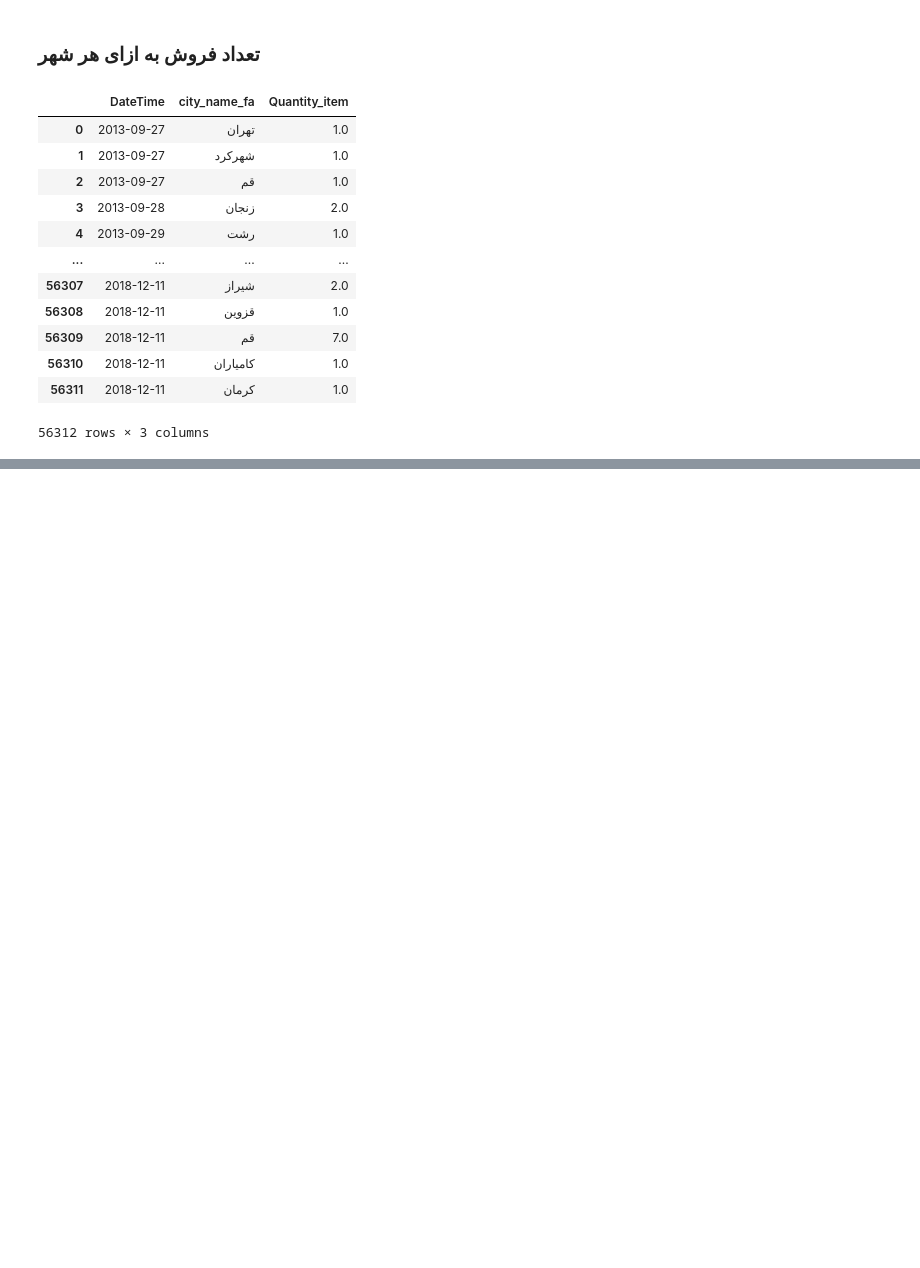
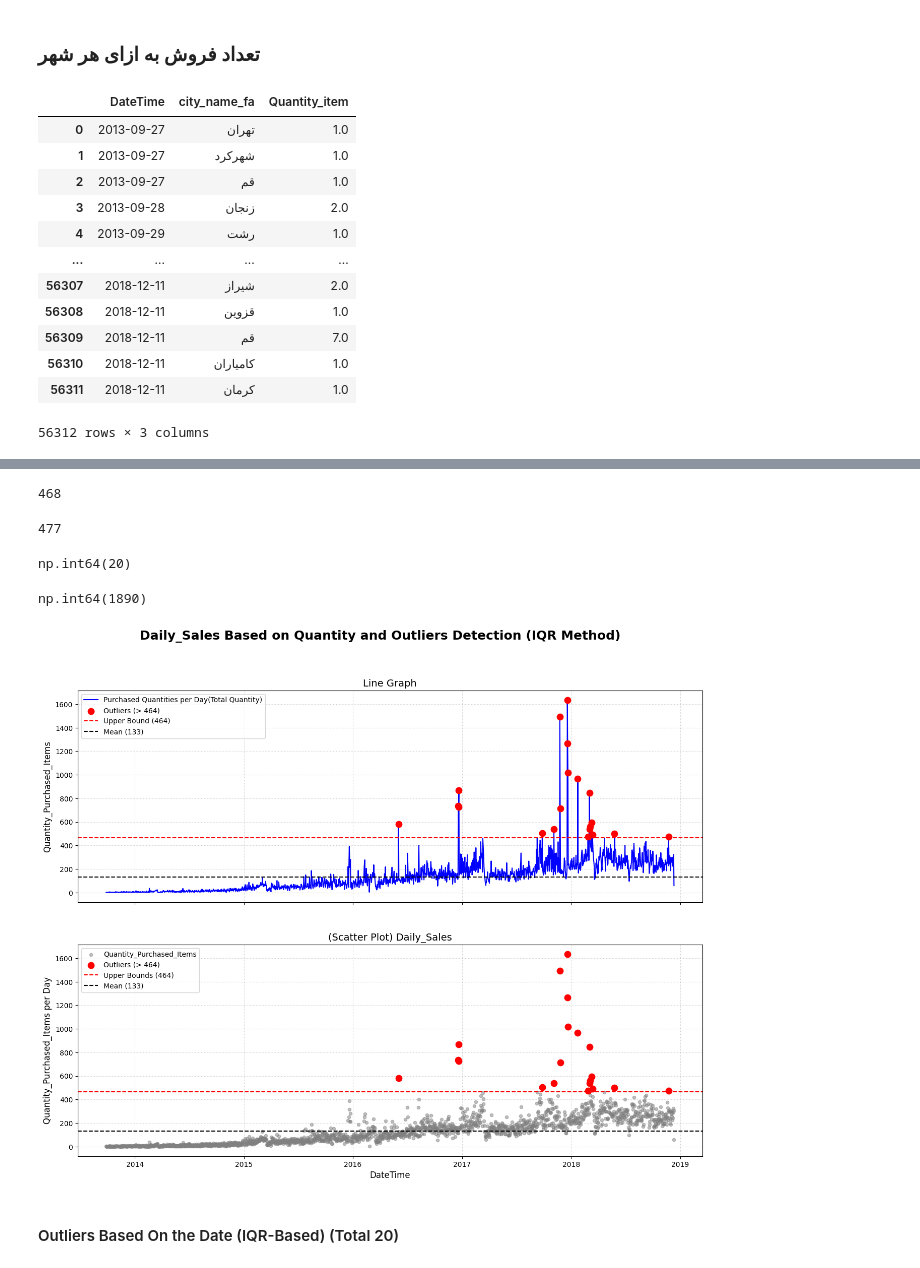
Before and after one commit to kasratookallo-svg/Digi_Kala_Data_Analysis, a Jupyter notebook: plot_for_orders.ipynb, the cells around one changed output, grey strips where cells are left out. Saved outputs shown, nothing was run; the diff lists cells and outputs as text; code cells hidden in the pictures; blank space fills up the shorter version.

```diff
--- a/plot_for_orders.ipynb
+++ b/plot_for_orders.ipynb
@@ -89,0 +125,6 @@ plt.show()
+# %%
+Q1 = np.quantile(daily_sales['Total_Quantity_item'], 0.25)
+Q2 = np.quantile(daily_sales['Total_Quantity_item'], 0.50)
+Q3 = np.quantile(daily_sales['Total_Quantity_item'], 0.75)
+# %%
+total_quantity = daily_sales["Total_Quantity_item"].values
@@ -89,0 +139,60 @@ plt.show()
+# %%
+total_quantity[(total_quantity >= Q2) & (total_quantity < Q3)].size
+# %% [output]
+468
+# %%
+total_quantity[total_quantity >= Q3].size
+# %% [output]
+477
+# %%
+IQR = Q3 - Q1
+upper_bound = Q3 + 1.5 * IQR
+lower_bound = Q1 - 1.5 * IQR
+lower_bond = 0 # Lower Bound can not be a negative number
+# %%
+outliers_low = daily_sales[total_quantity < lower_bound]
+outliers_high = daily_sales[total_quantity > upper_bound]
+outliers_high.value_counts().sum()
+# %% [output]
+np.int64(20)
+# %%
+daily_sales["DateTime"].value_counts().sum()
+# %% [output]
+np.int64(1890)
+# %%
+fig, axes = plt.subplots(nrows=2, ncols=1, figsize=(16, 12), sharex=True)
+fig.suptitle('Daily_Sales Based on Quantity and Outliers Detection (IQR Method)', fontsize=18, fontweight='bold')
+
+
+axes[0].plot(daily_sales['DateTime'], daily_sales['Total_Quantity_item'], label='Purchased Quantities per Day(Total Quantity)', color='blue', linewidth=1.5)
+axes[0].scatter(outliers_high['DateTime'], outliers_high['Total_Quantity_item'],
+                color='red', label=f'Outliers (> {upper_bound:.0f})', s=80, zorder=5)
+
+axes[0].axhline(upper_bound, color='red', linestyle='--', linewidth=1.5, label=f'Upper Bound ({upper_bound:.0f})')
+axes[0].axhline(total_quantity.mean() , color='black', linestyle='--', linewidth=1.5, label=f'Mean ({total_quantity.mean():.0f})')
+
+axes[0].set_title('Line Graph', fontsize=14)
+axes[0].set_ylabel('Quantity_Purchased_Items', fontsize=12)
+
+axes[0].legend(loc='upper left')
+axes[0].grid(True, linestyle=':', alpha=0.7)
+
+
+axes[1].scatter(daily_sales['DateTime'], daily_sales['Total_Quantity_item'], label='Quantity_Purchased_Items', color='gray', alpha=0.5, s=20)
+axes[1].scatter(outliers_high['DateTime'], outliers_high['Total_Quantity_item'],
+                color='red', label=f'Outliers (> {upper_bound:.0f})', s=80, zorder=5)
+
+axes[1].axhline(upper_bound, color='red', linestyle='--', linewidth=1.5, label=f'Upper Bounds ({upper_bound:.0f})')
+axes[1].axhline(total_quantity.mean() , color='black', linestyle='--', linewidth=1.5, label=f'Mean ({total_quantity.mean():.0f})')
+
+axes[1].set_title('(Scatter Plot) Daily_Sales', fontsize=14)
+
+axes[1].set_xlabel('DateTime', fontsize=12)
+axes[1].set_ylabel('Quantity_Purchased_Items per Day', fontsize=12)
+
+axes[1].legend(loc='upper left')
+axes[1].grid(True, linestyle=':', alpha=0.7)
+# %% [output]
+[figure, added]
+# %% [markdown]
+#### Outliers Based On the Date (IQR-Based) (Total 20)
```
Also changed, not shown: parts of 30 cells of this notebook.
